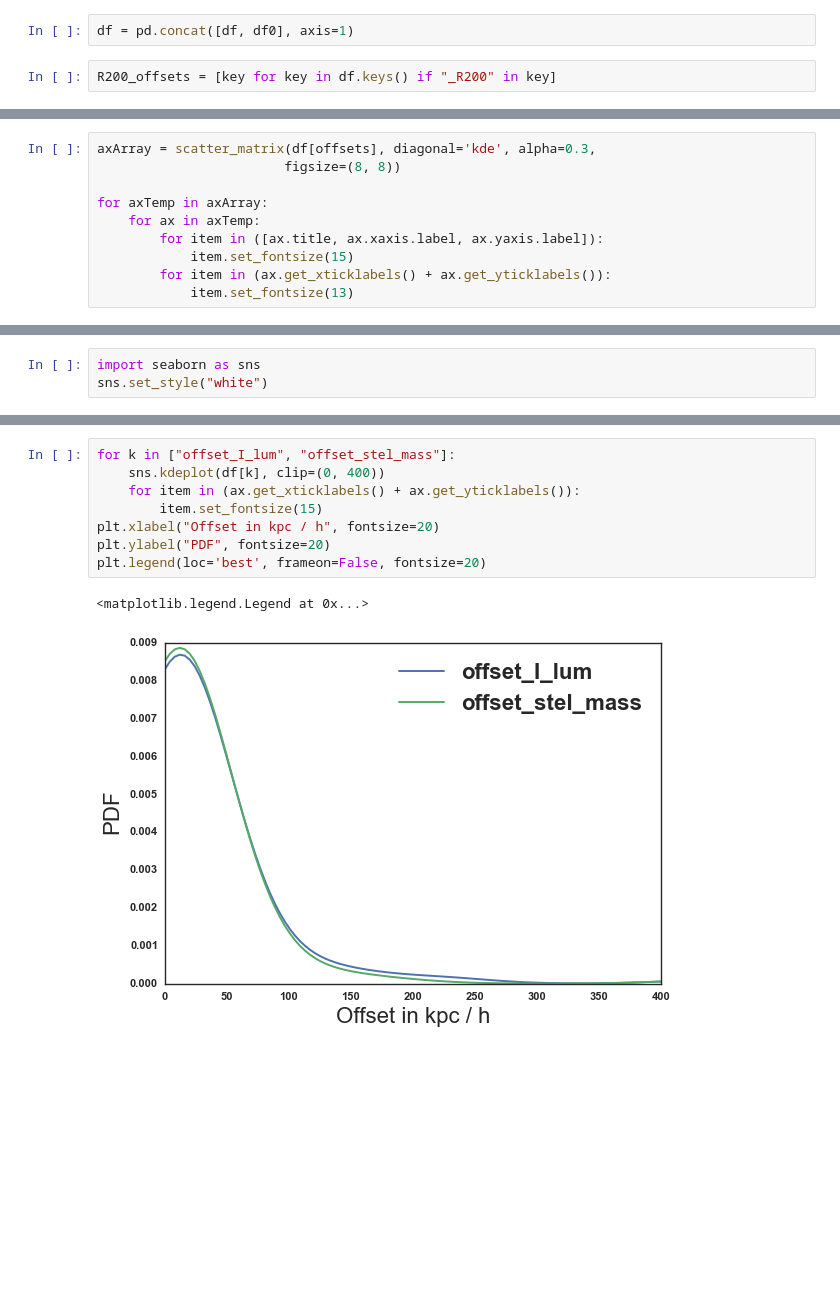
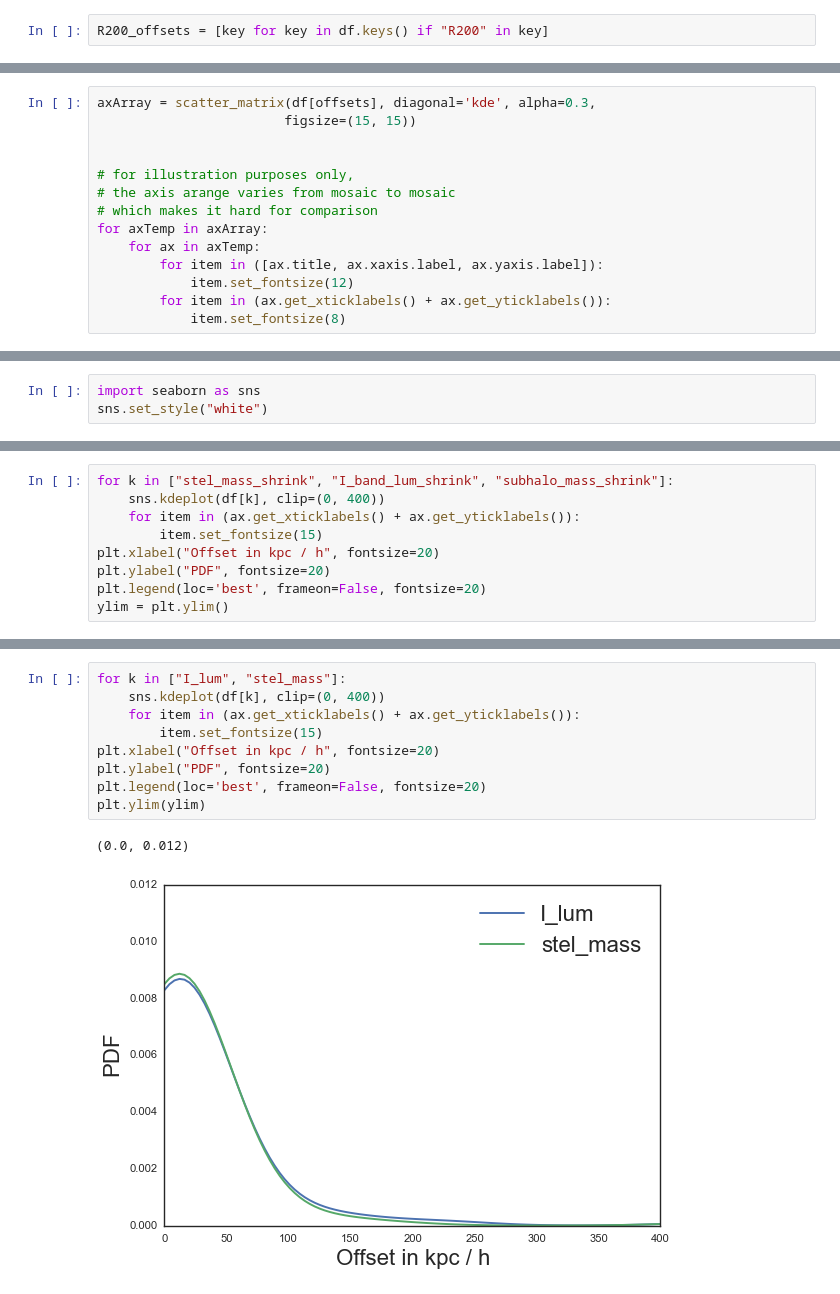
Before and after one commit to karenyyng/galaxy_DM_offset, a Jupyter notebook: code/analyses/compare_offsets_wwts.ipynb, the cells around one changed output, grey strips where cells are left out. Cells and saved outputs as stored; diff of their text form; blank space fills up the shorter version.

```diff
--- a/code/analyses/compare_offsets_wwts.ipynb
+++ b/code/analyses/compare_offsets_wwts.ipynb
@@ -9,17 +6,19 @@ df0 = pd.read_hdf("../../data/offset_stat_129.h5", "df1")
-# %%
-df = pd.concat([df, df0], axis=1)
 # %%
-R200_offsets = [key for key in df.keys() if "_R200" in key]
+R200_offsets = [key for key in df.keys() if "R200" in key]
 # %%
 offsets = df.keys() - R200_offsets
 # %%
 axArray = scatter_matrix(df[offsets], diagonal='kde', alpha=0.3,
-                        figsize=(8, 8))
+                        figsize=(15, 15))
 
+
+# for illustration purposes only,
+# the axis arange varies from mosaic to mosaic
+# which makes it hard for comparison
 for axTemp in axArray:
     for ax in axTemp:
         for item in ([ax.title, ax.xaxis.label, ax.yaxis.label]):
-            item.set_fontsize(15)
+            item.set_fontsize(12)
         for item in (ax.get_xticklabels() + ax.get_yticklabels()):
-            item.set_fontsize(13)
+            item.set_fontsize(8)
 # %% [output]
@@ -41,0 +33,9 @@ df.describe()
+# %%
+for k in ["stel_mass_shrink", "I_band_lum_shrink", "subhalo_mass_shrink"]:
+    sns.kdeplot(df[k], clip=(0, 400))
+    for item in (ax.get_xticklabels() + ax.get_yticklabels()):
+        item.set_fontsize(15)
+plt.xlabel("Offset in kpc / h", fontsize=20)
+plt.ylabel("PDF", fontsize=20)
+plt.legend(loc='best', frameon=False, fontsize=20)
+ylim = plt.ylim()
@@ -42,14 +44,15 @@ df.describe()
 # %%
-for k in ["offset_I_lum", "offset_stel_mass"]:
+for k in ["I_lum", "stel_mass"]:
     sns.kdeplot(df[k], clip=(0, 400))
     for item in (ax.get_xticklabels() + ax.get_yticklabels()):
         item.set_fontsize(15)
 plt.xlabel("Offset in kpc / h", fontsize=20)
 plt.ylabel("PDF", fontsize=20)
 plt.legend(loc='best', frameon=False, fontsize=20)
+plt.ylim(ylim)
 # %% [output]
-<matplotlib.legend.Legend at 0x...>
+(0.0, 0.012)
-[figure, old version]
+[figure, new version]
 # %%
 plt.xlabel("Offset in kpc / h", fontsize=20)
 plt.ylabel("PDF", fontsize=20)
```
Also changed, not shown: parts of 6 cells of this notebook, 3 other files.
